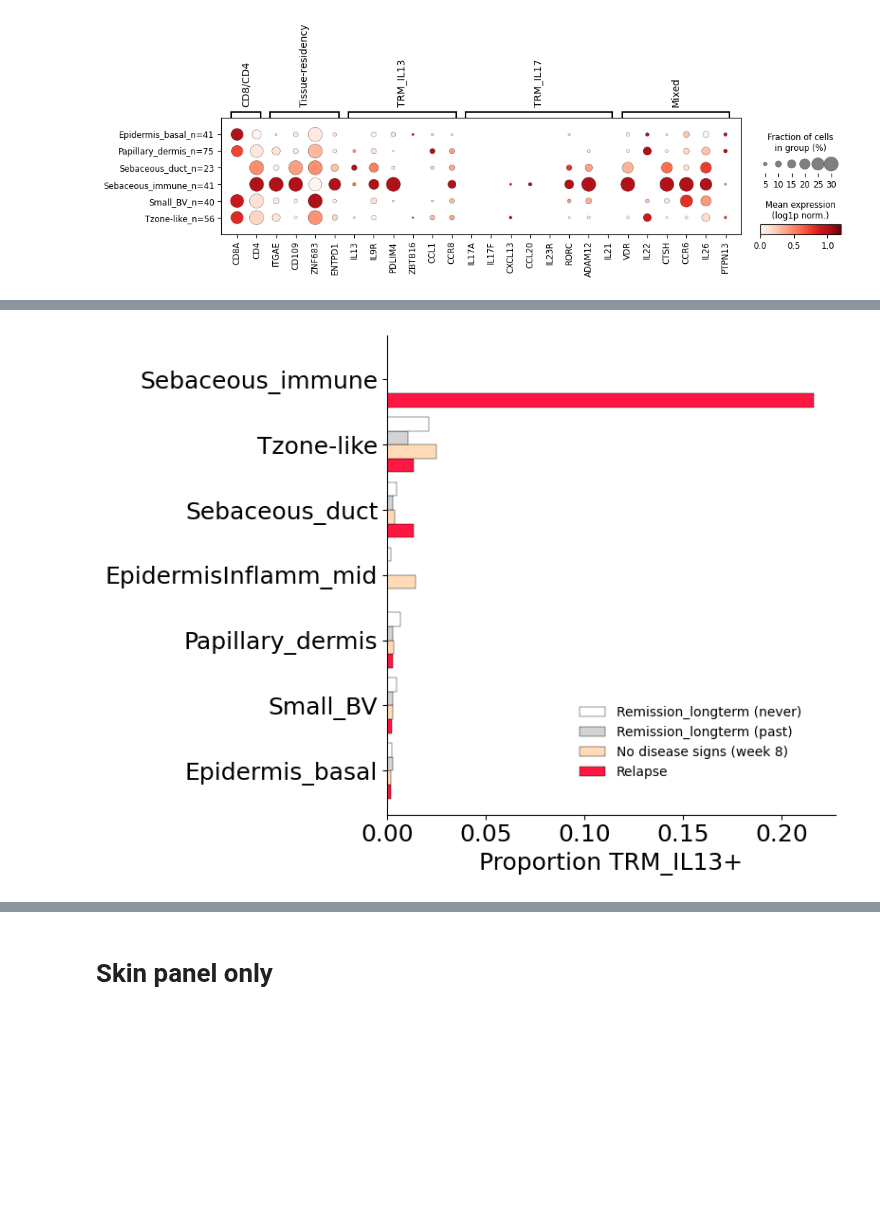
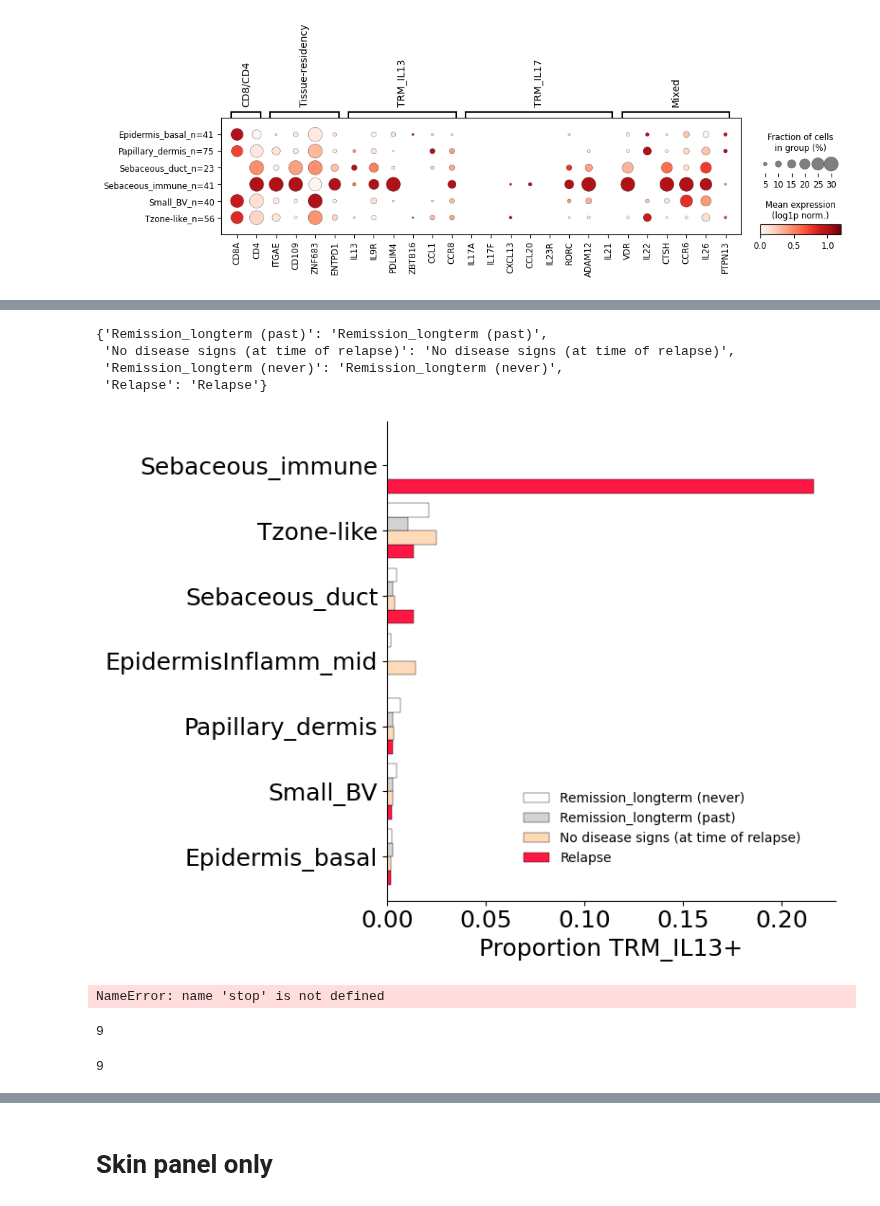
Before and after one commit to haniffalab/spatial_skin_atlas, a Jupyter notebook: figs/revision/e10h_niche_proportion_by_time.ipynb, the cells around one changed output, grey strips where cells are left out. Drawn from its saved outputs; the diff is of its cells as text; code cells hidden in the pictures; blank space fills up the shorter version.

```diff
--- a/figs/revision/e10h_niche_proportion_by_time.ipynb
+++ b/figs/revision/e10h_niche_proportion_by_time.ipynb
@@ -47,3 +23,0 @@ Name: count, dtype: int64
-# %%
-# exclude transitioning treatment
-adata = adata[adata.obs['Sanger patient ID']!="BK21"]
@@ -145,2 +34,0 @@ Name: count, dtype: int64
-# %%
-adata = adata[adata.obs["tech"]=="xenium"].copy()
@@ -488,0 +159,3 @@ adata_i.obs["Timepoint"]=adata_i.obs["Timepoint"].map(RENAME).fillna(adata_i.obs
+# %%
+adata_i=adata
+adata_i.obs["Site_status"].value_counts()
@@ -842,7 +461,7 @@ plt.show()
-# %%
-# Rename
-adata_i.obs["Site_status"] = adata_i.obs["Site_status"].cat.rename_categories({
-    "Remission_longterm (week 8)": "No disease signs (week 8)"
-}) if hasattr(adata_i.obs["Site_status"], "cat") else adata_i.obs["Site_status"].replace({
-    "Remission_longterm (week 8)": "No disease signs (week 8)"
-})
+# %%
+{x:x for x in adata_i.obs["Site_status"].unique()}
+# %% [output]
+{'Remission_longterm (past)': 'Remission_longterm (past)',
+ 'No disease signs (at time of relapse)': 'No disease signs (at time of relapse)',
+ 'Remission_longterm (never)': 'Remission_longterm (never)',
+ 'Relapse': 'Relapse'}
@@ -849,7 +474,4 @@ adata_i.obs["Site_status"] = adata_i.obs["Site_status"].cat.rename_categories({
 # %%
-import pandas as pd
-import matplotlib.pyplot as plt
-
 total = adata_i.obs.groupby(["niche19", "Site_status"]).size().reset_index(name="total")
 trm = adata_i.obs[adata_i.obs["lvl5_annotation"] == "TRM_IL13+"].groupby(["niche19", "Site_status"]).size().reset_index(name="trm")
 merged = total.merge(trm, on=["niche19", "Site_status"], how="left")
@@ -860,32 +482,33 @@ props["_mean"] = props.mean(axis=1)
 props = props.nlargest(7, "_mean").sort_values("_mean", ascending=True)
 props = props.drop(columns="_mean")
 
 colors = {
     "Remission_longterm (never)": "#FFFFFF",
     "Remission_longterm (past)": "#D3D3D3",
     "No disease signs (week 8)": "#FFDAB9",
+     "No disease signs (at time of relapse)": "#FFDAB9",
     "Relapse": "#FF1744",
 }
 
-col_order = ["Remission_longterm (never)", "Remission_longterm (past)", "No disease signs (week 8)", "Relapse"]
+col_order = ["Remission_longterm (never)", "Remission_longterm (past)", "No disease signs (at time of relapse)", "Relapse"]
 col_order = col_order[::-1]
 props = props[[c for c in col_order if c in props.columns]]
 col_colors = [colors[c] for c in props.columns]
 
 fig, ax = plt.subplots(figsize=(8, 6))
 props.plot.barh(ax=ax, color=col_colors, edgecolor="black", linewidth=0.3, width=0.85)
 ax.tick_params(axis='both', labelsize=18)
 ax.set_xlabel("Proportion TRM_IL13+", fontsize=18)
 ax.set_ylabel("")
 ax.spines["right"].set_visible(False)
 ax.spines["top"].set_visible(False)
 
 handles, labels = ax.get_legend_handles_labels()
 ax.legend(handles[::-1], labels[::-1], bbox_to_anchor=(0.95, 0.05), loc="lower right", frameon=False)
 
 plt.tight_layout()
 fig.savefig("4h_barplot_relapse.pdf", dpi=300, bbox_inches="tight")
 
 plt.show()
 # %% [output]
-[figure, old version]
+[figure, new version]
@@ -897,3 +515,15 @@ plt.show()
+# %%
+stop
+# %% [output]
+NameError: name 'stop' is not defined
+# %%
+9
+# %% [output]
+9
+# %%
+9
+# %% [output]
+9
 # %%
 import pandas as pd
 import numpy as np
```
Also changed, not shown: parts of 43 cells of this notebook, 30 other files.
